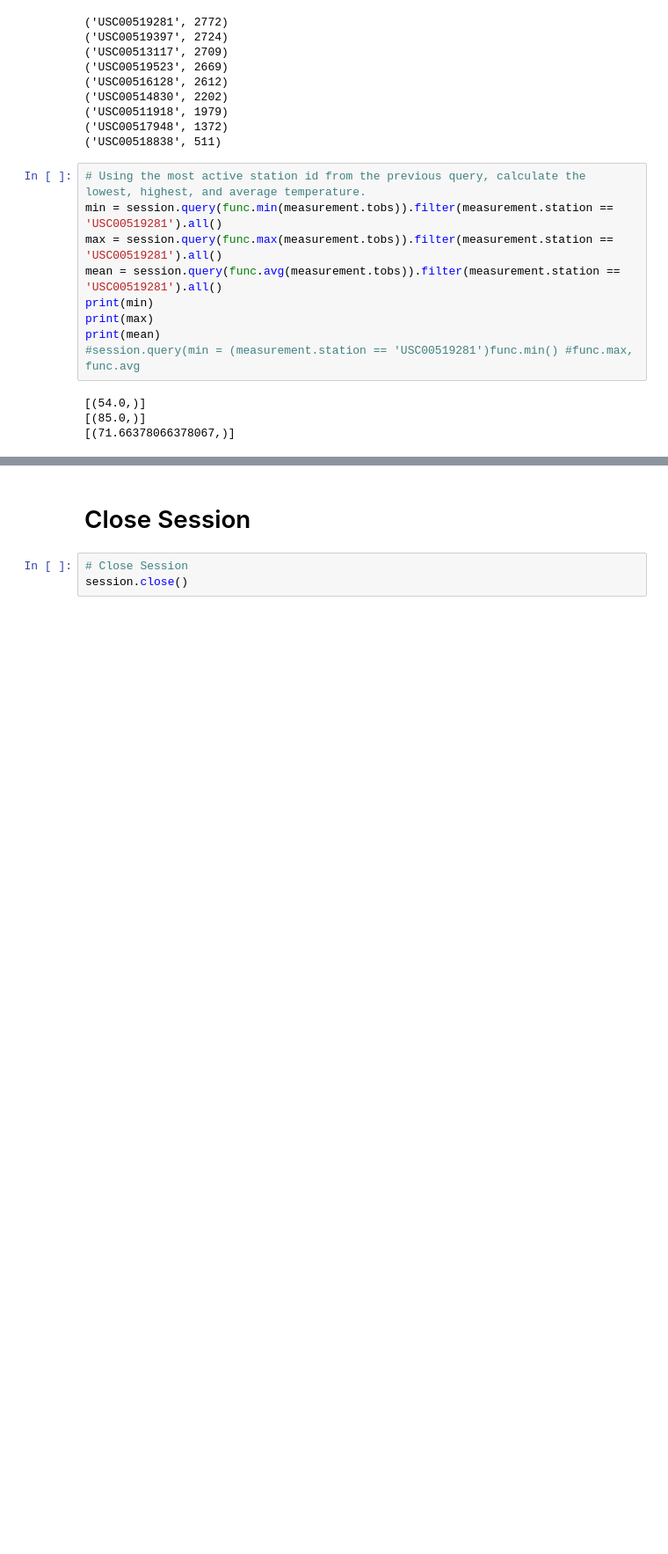
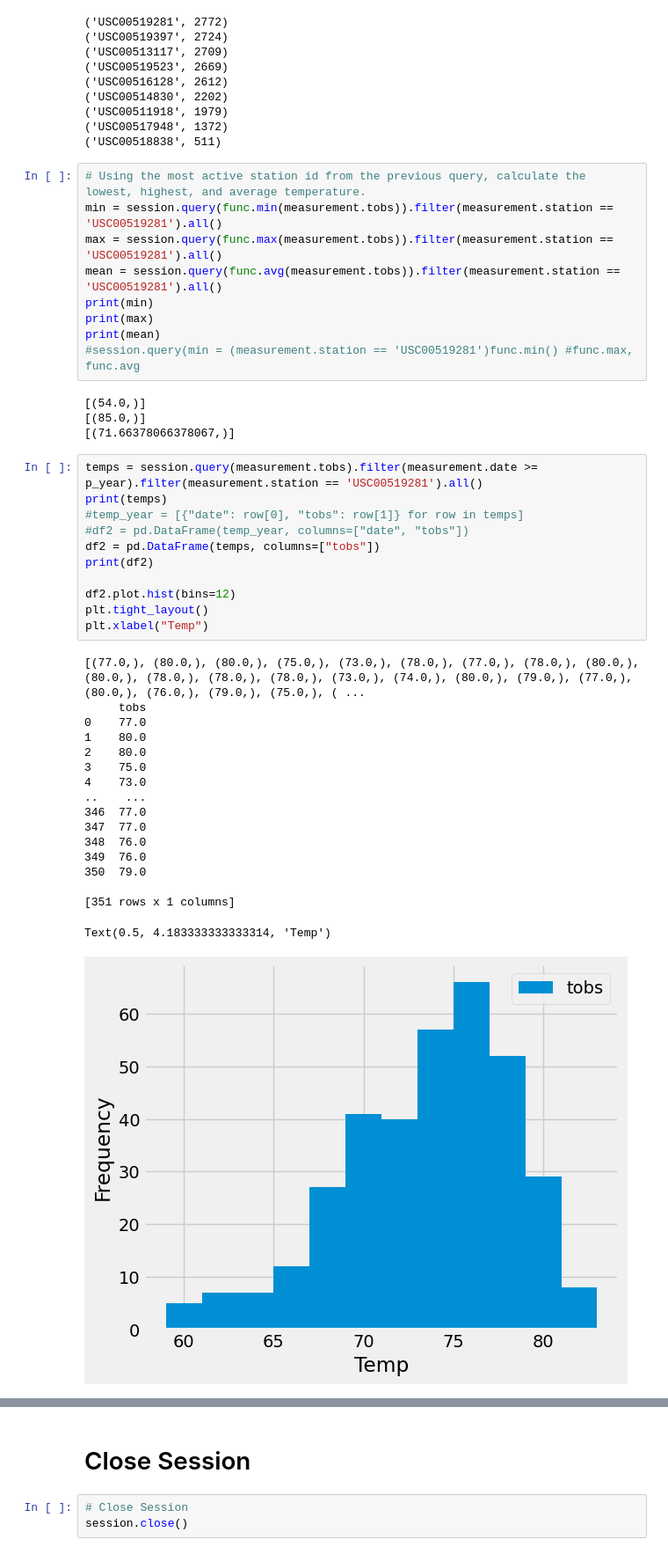
Before and after one commit to datakreese/sqlalchemy-challenge, a Jupyter notebook: SurfsUp/climate.ipynb, the cells around one changed output, grey strips where cells are left out. Shown: that part at 88% size. Cells and saved outputs as stored; diff of their text form; blank space fills up the shorter version.

Commit message:
completed final histogram

```diff
--- a/SurfsUp/climate.ipynb
+++ b/SurfsUp/climate.ipynb
@@ -149,3 +149,32 @@ print(mean)
 [(54.0,)]
 [(85.0,)]
 [(71.66378066378067,)]
+# %%
+temps = session.query(measurement.tobs).filter(measurement.date >= p_year).filter(measurement.station == 'USC00519281').all()
+print(temps)
+#temp_year = [{"date": row[0], "tobs": row[1]} for row in temps]
+#df2 = pd.DataFrame(temp_year, columns=["date", "tobs"])
+df2 = pd.DataFrame(temps, columns=["tobs"])
+print(df2)
+
+df2.plot.hist(bins=12)
+plt.tight_layout()
+plt.xlabel("Temp")
+# %% [output]
+[(77.0,), (80.0,), (80.0,), (75.0,), (73.0,), (78.0,), (77.0,), (78.0,), (80.0,), (80.0,), (78.0,), (78.0,), (78.0,), (73.0,), (74.0,), (80.0,), (79.0,), (77.0,), (80.0,), (76.0,), (79.0,), (75.0,), ( ...
+     tobs
+0    77.0
+1    80.0
+2    80.0
+3    75.0
+4    73.0
+..    ...
+346  77.0
+347  77.0
+348  76.0
+349  76.0
+350  79.0
+
+[351 rows x 1 columns]
+Text(0.5, 4.183333333333314, 'Temp')
+[figure, added]
```
Also changed, not shown: parts of 3 cells of this notebook, 1 other file.
